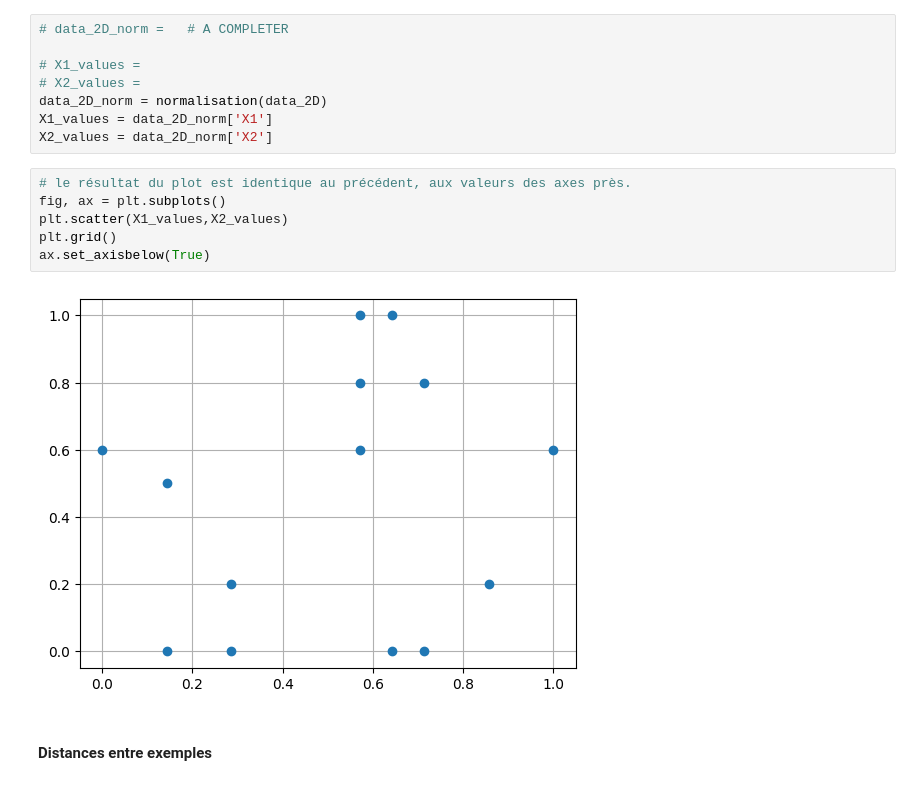
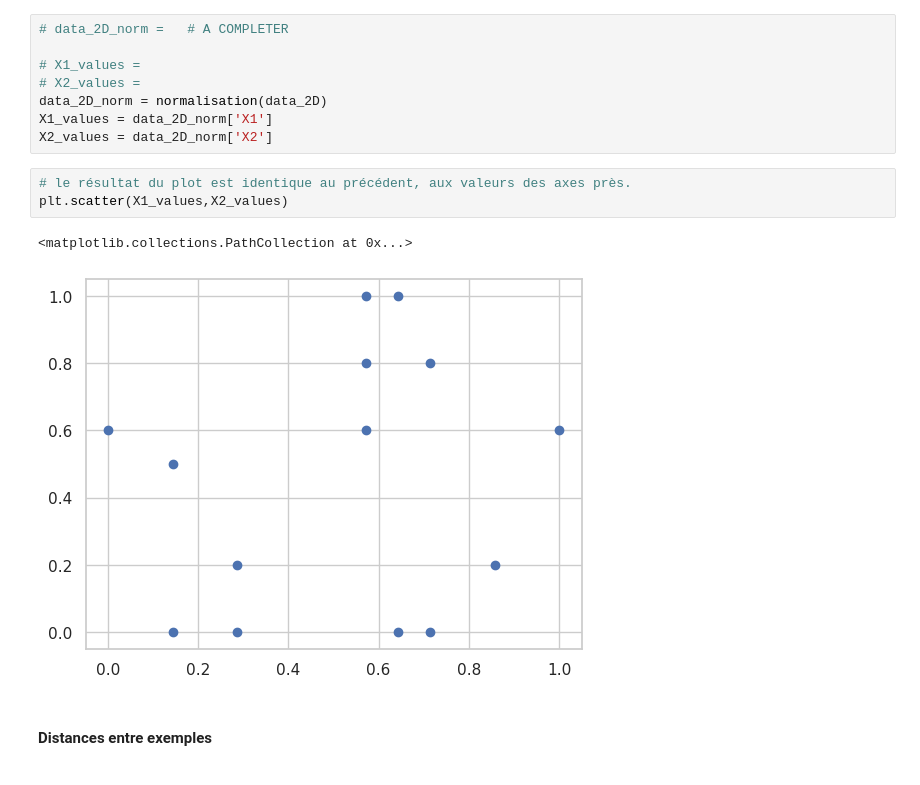
Before and after one commit to dorinm17/data-science-labs, a Jupyter notebook: tme-08/tme-08-Manea_Dorin.ipynb, the cells around one changed output. Saved outputs shown, nothing was run; the diff lists cells and outputs as text.

```diff
--- a/tme-08/tme-08-Manea_Dorin.ipynb
+++ b/tme-08/tme-08-Manea_Dorin.ipynb
@@ -772,12 +792,10 @@ X1_values = data_2D_norm['X1']
 X2_values = data_2D_norm['X2']
 # %%
 # le résultat du plot est identique au précédent, aux valeurs des axes près.
-fig, ax = plt.subplots()
 plt.scatter(X1_values,X2_values)
-plt.grid()
-ax.set_axisbelow(True)
 # %% [output]
+<matplotlib.collections.PathCollection at 0x...>
-[figure, old version]
+[figure, new version]
 # %% [markdown]
 #### Distances entre exemples
 # %% [markdown]
```
Also changed, not shown: parts of 44 cells of this notebook, 4 other files.
